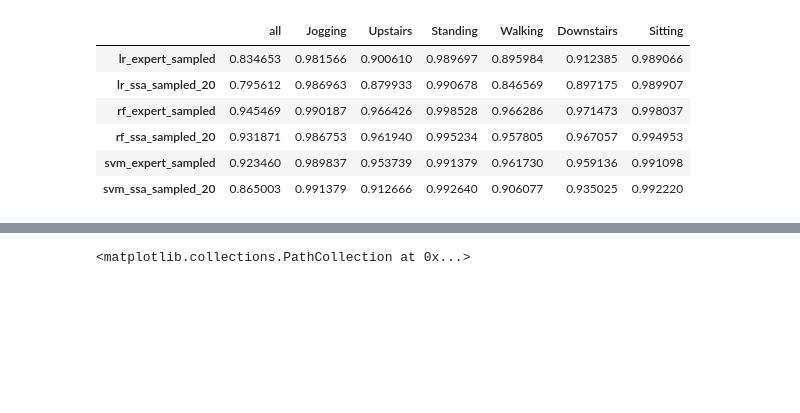
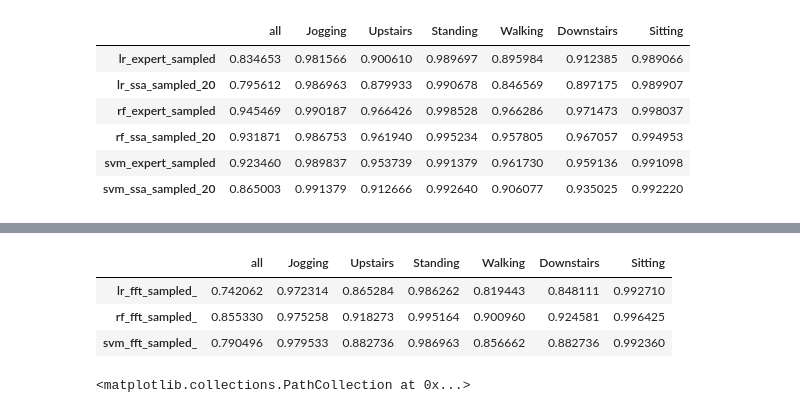
Before and after one commit to Intelligent-Systems-Phystech/2019-Project-8, a Jupyter notebook: code/Basic_code.ipynb, the cells around one changed output, grey strips where cells are left out. Saved outputs shown, nothing was run; the diff lists cells and outputs as text; code cells hidden in the pictures; blank space fills up the shorter version.

```diff
--- a/code/Basic_code.ipynb
+++ b/code/Basic_code.ipynb
@@ -574,3 +601,10 @@ results_wisdm
+# %%
+results_wisdm
+# %% [output]
+|  | all | Jogging | Upstairs | Standing | Walking | Downstairs | Sitting |
+| lr_fft_sampled_ | 0.742062 | 0.972314 | 0.865284 | 0.986262 | 0.819443 | 0.848111 | 0.992710 |
+| rf_fft_sampled_ | 0.855330 | 0.975258 | 0.918273 | 0.995164 | 0.900960 | 0.924581 | 0.996425 |
+| svm_fft_sampled_ | 0.790496 | 0.979533 | 0.882736 | 0.986963 | 0.856662 | 0.882736 | 0.992360 |
 # %%
 scores_wisdm['rf_all_feat_sampled_'], clf = get_score(df_all_wisdm, rfc, parameters_rf, oversample=True)
 # %%
```
Also changed, not shown: parts of 8 cells of this notebook.
